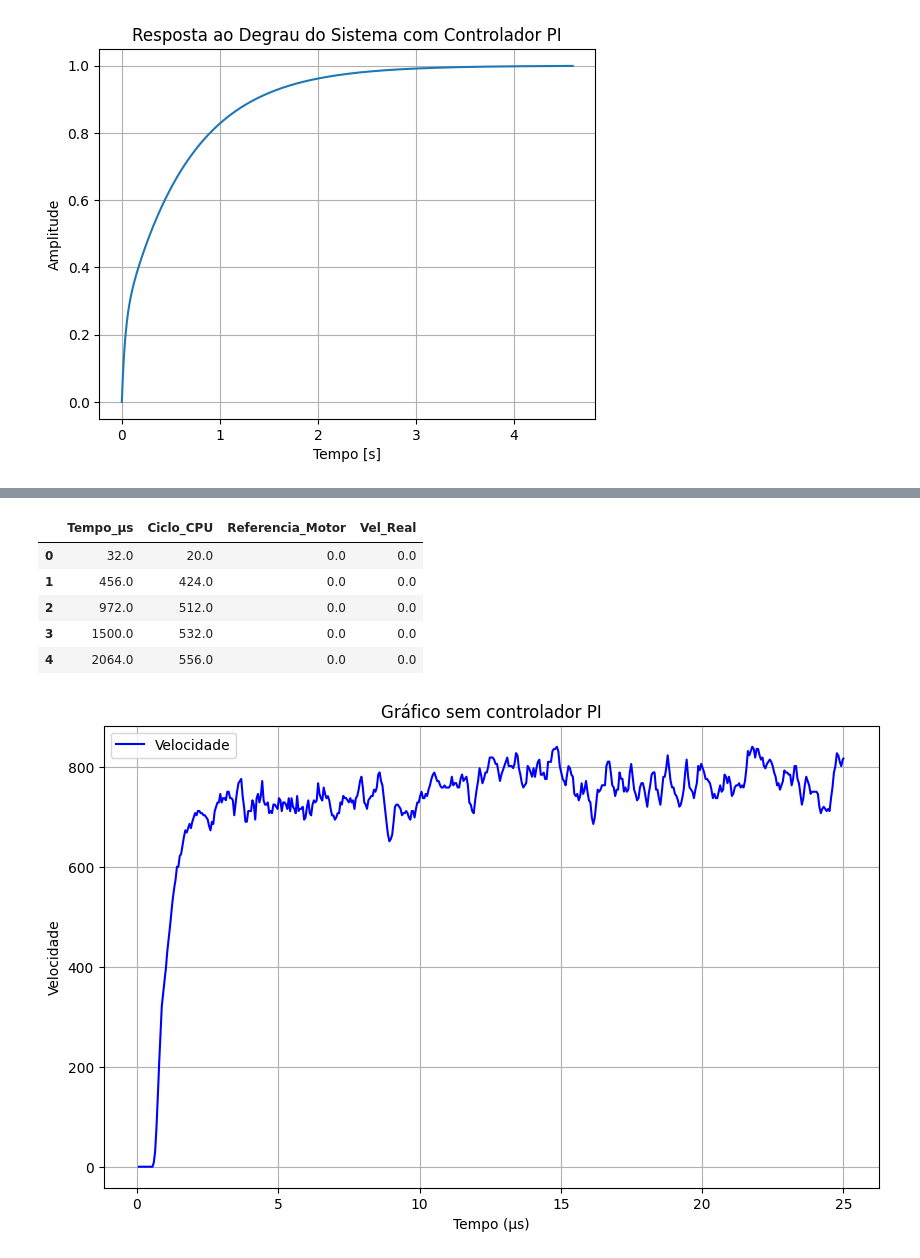
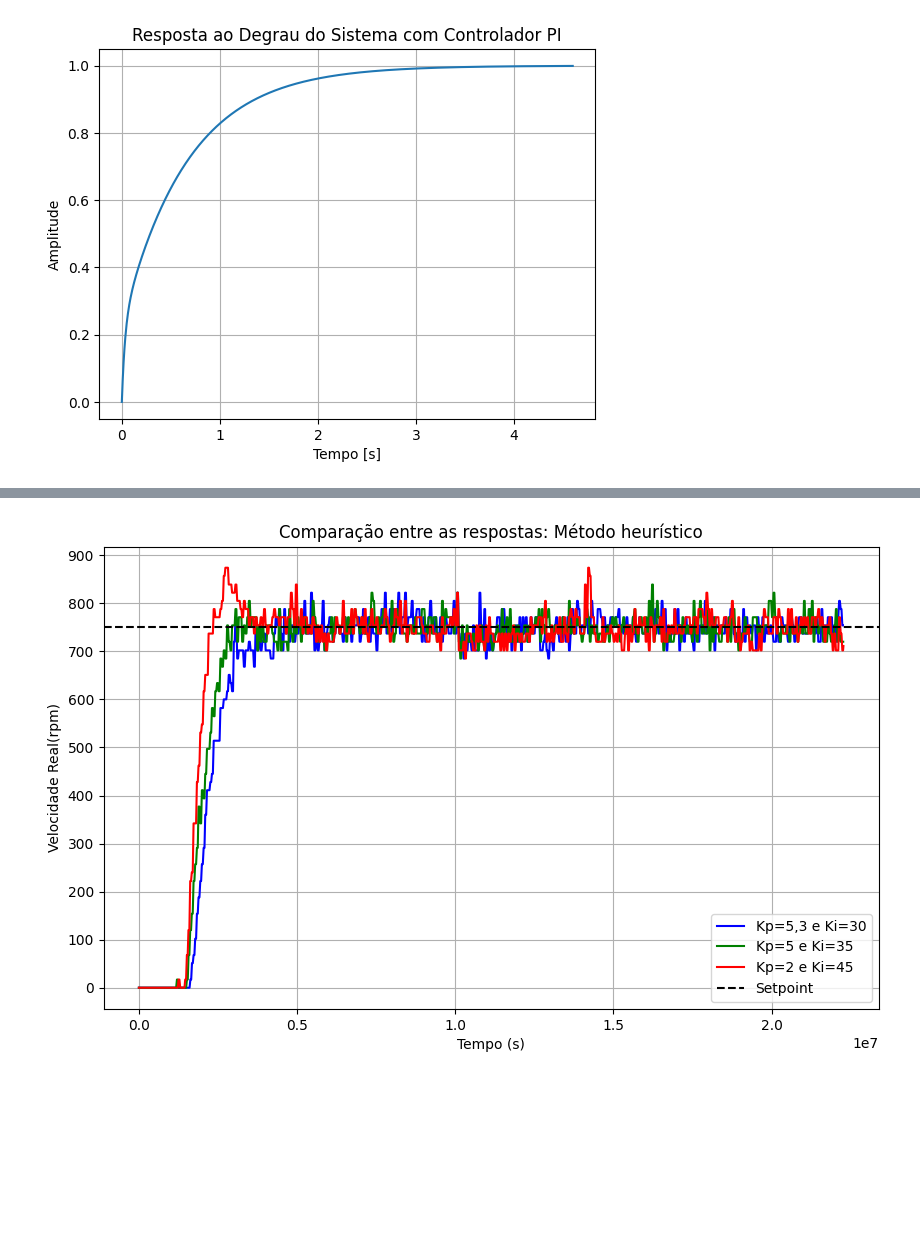
Before and after one commit to sabrina-costa13/Lab-Controle, a Jupyter notebook: Lab_Controle/graficos_3_apresentacao.ipynb, the cells around one changed output, grey strips where cells are left out. Drawn from its saved outputs; the diff is of its cells as text; code cells hidden in the pictures; blank space fills up the shorter version.

```diff
--- a/Lab_Controle/graficos_3_apresentacao.ipynb
+++ b/Lab_Controle/graficos_3_apresentacao.ipynb
@@ -159,56 +166,40 @@ Erro absoluto médio:  78.08862728596496
 # %%
-# Comparação saída sem controlador e com controlador PI
+df_1 = pd.read_csv('dados_arduino_pid6(1).csv', encoding='ISO-8859-1')
+df_1 = df_1.rename(columns={'Tempo_s': 'Tempo_µs'})
+df_1['Vel_Real_Media'] = df_1['Vel_Real'].rolling(window=10).mean()
+df_1 = df_1.dropna(subset=['Vel_Real_Media'])
 
-df_2 = pd.read_csv('dados_arduino1.csv', encoding='ISO-8859-1')
-display(df_2.head())
+df_2 = pd.read_csv('dados_arduino_pid8.csv', encoding='ISO-8859-1')
+df_2 = df_2.rename(columns={'Tempo_s': 'Tempo_µs'})
+df_2['Vel_Real_Media'] = df_2['Vel_Real'].rolling(window=10).mean()
+df_2 = df_2.dropna(subset=['Vel_Real_Media'])
 
-df_2['Vel_Real_Media'] = df_2['Vel_Real'].rolling(window=10).mean()
-min_value = df_2['Tempo_µs'].min()
-max_value = df_2['Tempo_µs'].max()
-df_2['Tempo_µs'] = 25 * (df_2['Tempo_µs'] - min_value) / (max_value - min_value)
-
-plt.figure(figsize=(10, 6))  # Define o tamanho do gráfico
-plt.plot(df_2['Tempo_µs'], df_2['Vel_Real_Media'], color='b', label='Velocidade')
-
-# Adicionar título e rótulos aos eixos
-plt.title('Gráfico sem controlador PI')
-plt.xlabel('Tempo (µs)')
-plt.ylabel('Velocidade')
-
-plt.legend()
-plt.grid(True)
-plt.show()
-
+df_3 = pd.read_csv('dados_arduino_pid10.csv', encoding='ISO-8859-1')
+df_3 = df_3.rename(columns={'Tempo_s': 'Tempo_µs'})
+df_3['Vel_Real_Media'] = df_3['Vel_Real'].rolling(window=10).mean()
+df_3 = df_3.dropna(subset=['Vel_Real_Media'])
 
 plt.figure(figsize=(10, 6))  # Tamanho da figura
-plt.xlim(0, 25)
-plt.plot(df['Tempo_µs'], df['Vel_Real'], color='b', label='Velocidade Real com PI')
-plt.plot(df_2['Tempo_µs'], df_2['Vel_Real_Media'], color='purple', label='Velocidade Real sem PI')
+plt.plot(df_1['Tempo_µs'], df_1['Vel_Real_Media'], color='b', label='Kp=5,3 e Ki=30')
+plt.plot(df_2['Tempo_µs'], df_2['Vel_Real_Media'], color='g', label='Kp=5 e Ki=35')
+plt.plot(df_3['Tempo_µs'], df_3['Vel_Real_Media'], color='r', label='Kp=2 e Ki=45')
+
 # Adicionar a linha horizontal no valor de y = 750
-plt.axhline(y=750, color='g', linestyle='--', label='Setpoint')
-
-#ax = plt.gca()
-#xticks = ax.get_xticks()
-#ax.set_xticklabels(xticks * 0.1)
+plt.axhline(y=750, color='black', linestyle='--', label='Setpoint')
 
 plt.yticks(np.arange(0, 1000, 100))
 
 # Adicionar título e rótulos aos eixos
-plt.title('Comparação: Velocidade sem PI x com PI')
+plt.title('Comparação entre as respostas: Método heurístico')
 plt.xlabel('Tempo (s)')
 plt.ylabel('Velocidade Real(rpm)')
 
+ax = plt.gca()
+xticks = ax.get_xticks()
+
 # Adicionar legenda
 plt.legend()
-# Adicionar uma grade ao gráfico
 plt.grid(True)
-# Mostrar o gráfico
 plt.show()
 # %% [output]
-|  | Tempo_µs | Ciclo_CPU | Referencia_Motor | Vel_Real |
-| 0 | 32.0 | 20.0 | 0.0 | 0.0 |
-| 1 | 456.0 | 424.0 | 0.0 | 0.0 |
-| 2 | 972.0 | 512.0 | 0.0 | 0.0 |
-| 3 | 1500.0 | 532.0 | 0.0 | 0.0 |
-| 4 | 2064.0 | 556.0 | 0.0 | 0.0 |
-[figure, old version]
+[figure, new version]
```
Also changed, not shown: parts of 7 cells of this notebook.
